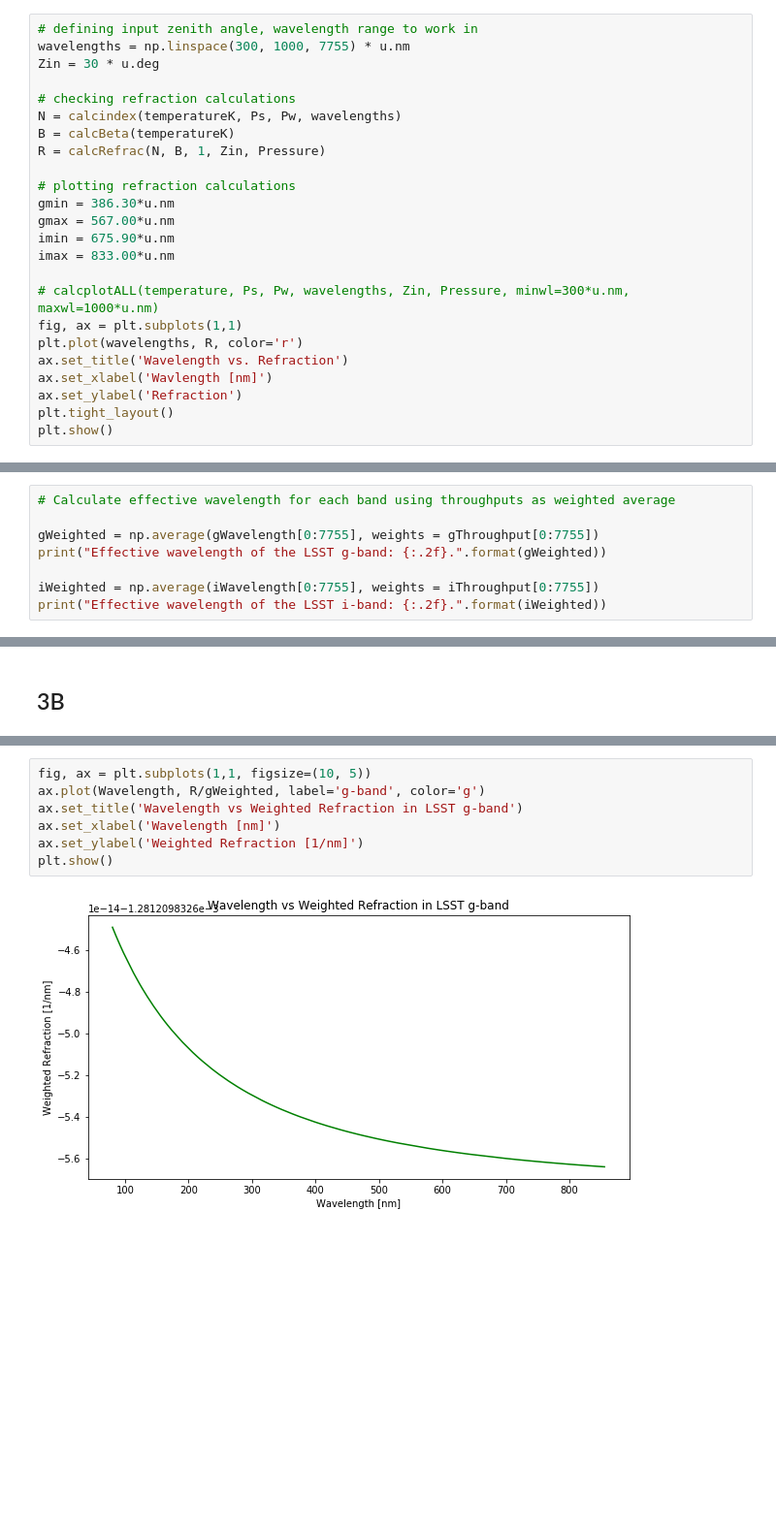
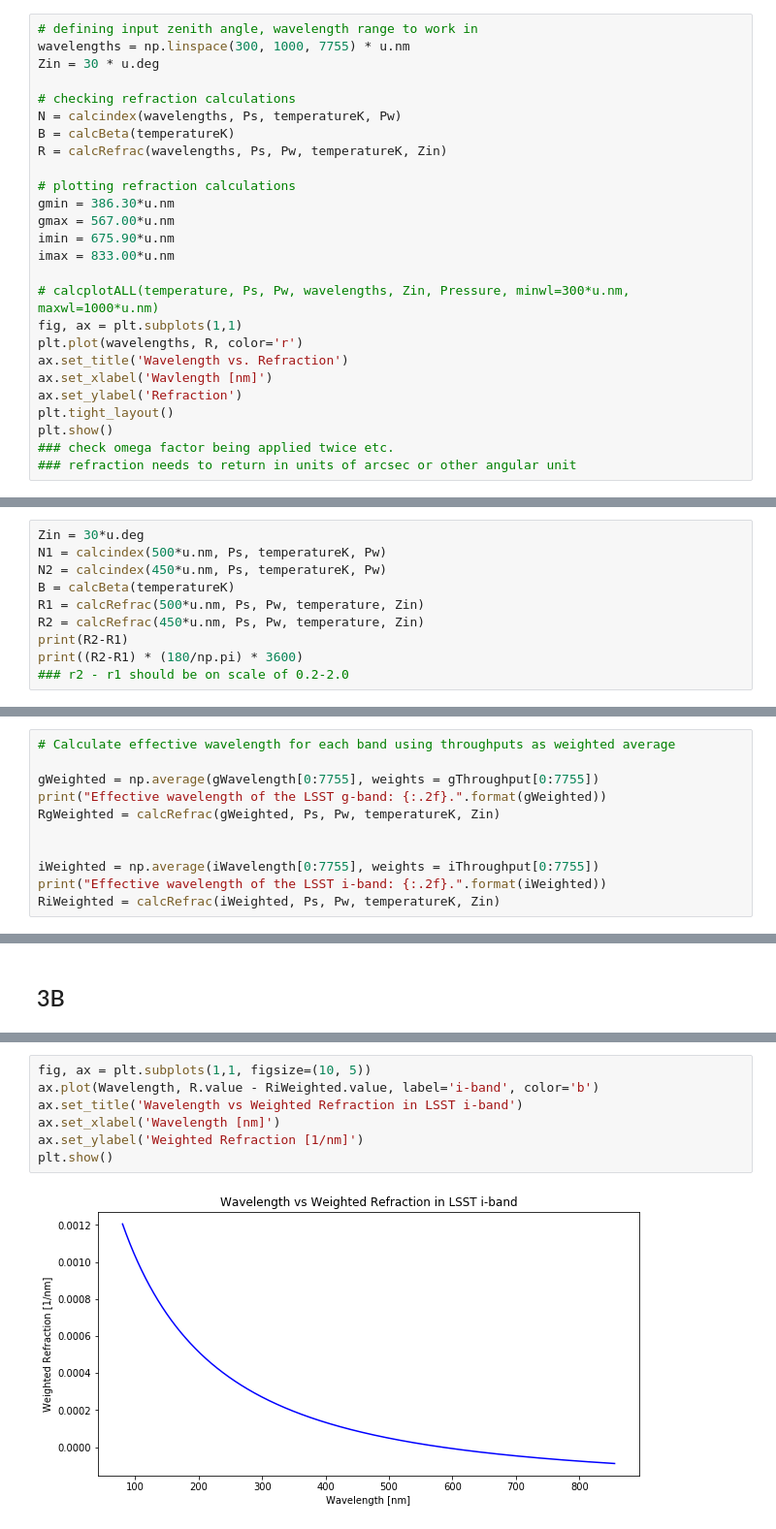
Before and after one commit to jbc1216/ASTR499, a Jupyter notebook: Winter Quarter Assignment 1.ipynb, the cells around one changed output, grey strips where cells are left out. Shown at 97% size. Cells and saved outputs as stored; diff of their text form; blank space fills up the shorter version.

```diff
--- a/Winter Quarter Assignment 1.ipynb
+++ b/Winter Quarter Assignment 1.ipynb
@@ -104,9 +86,9 @@ wavelengths = np.linspace(300, 1000, 7755) * u.nm
 Zin = 30 * u.deg
 
 # checking refraction calculations
-N = calcindex(temperatureK, Ps, Pw, wavelengths)
+N = calcindex(wavelengths, Ps, temperatureK, Pw)
 B = calcBeta(temperatureK)
-R = calcRefrac(N, B, 1, Zin, Pressure)
+R = calcRefrac(wavelengths, Ps, Pw, temperatureK, Zin)
 
 # plotting refraction calculations
 gmin = 386.30*u.nm
@@ -122,4 +104,6 @@ ax.set_xlabel('Wavlength [nm]')
 ax.set_ylabel('Refraction')
 plt.tight_layout()
 plt.show()
+### check omega factor being applied twice etc.
+### refraction needs to return in units of arcsec or other angular unit
 # %% [output]
@@ -126,0 +111,10 @@ plt.show()
+# %%
+Zin = 30*u.deg
+N1 = calcindex(500*u.nm, Ps, temperatureK, Pw)
+N2 = calcindex(450*u.nm, Ps, temperatureK, Pw)
+B = calcBeta(temperatureK)
+R1 = calcRefrac(500*u.nm, Ps, Pw, temperature, Zin)
+R2 = calcRefrac(450*u.nm, Ps, Pw, temperature, Zin)
+print(R2-R1)
+print((R2-R1) * (180/np.pi) * 3600)
+### r2 - r1 should be on scale of 0.2-2.0
@@ -363,9 +362,12 @@ plt.show()
 
 gWeighted = np.average(gWavelength[0:7755], weights = gThroughput[0:7755])
 print("Effective wavelength of the LSST g-band: {:.2f}.".format(gWeighted))
+RgWeighted = calcRefrac(gWeighted, Ps, Pw, temperatureK, Zin)
+
 
 iWeighted = np.average(iWavelength[0:7755], weights = iThroughput[0:7755])
 print("Effective wavelength of the LSST i-band: {:.2f}.".format(iWeighted))
+RiWeighted = calcRefrac(iWeighted, Ps, Pw, temperatureK, Zin)
 # %% [output]
 Effective wavelength of the LSST g-band: 480.00 nm.
 Effective wavelength of the LSST i-band: 754.22 nm.
@@ -374,9 +387,9 @@ Effective wavelength of the LSST i-band: 754.22 nm.
 # %%
 fig, ax = plt.subplots(1,1, figsize=(10, 5))
-ax.plot(Wavelength, R/gWeighted, label='g-band', color='g')
-ax.set_title('Wavelength vs Weighted Refraction in LSST g-band')
+ax.plot(Wavelength, R.value - RiWeighted.value, label='i-band', color='b')
+ax.set_title('Wavelength vs Weighted Refraction in LSST i-band')
 ax.set_xlabel('Wavelength [nm]')
 ax.set_ylabel('Weighted Refraction [1/nm]')
 plt.show()
 # %% [output]
-[figure, old version]
+[figure, new version]
```
Also changed, not shown: parts of 13 cells of this notebook.
